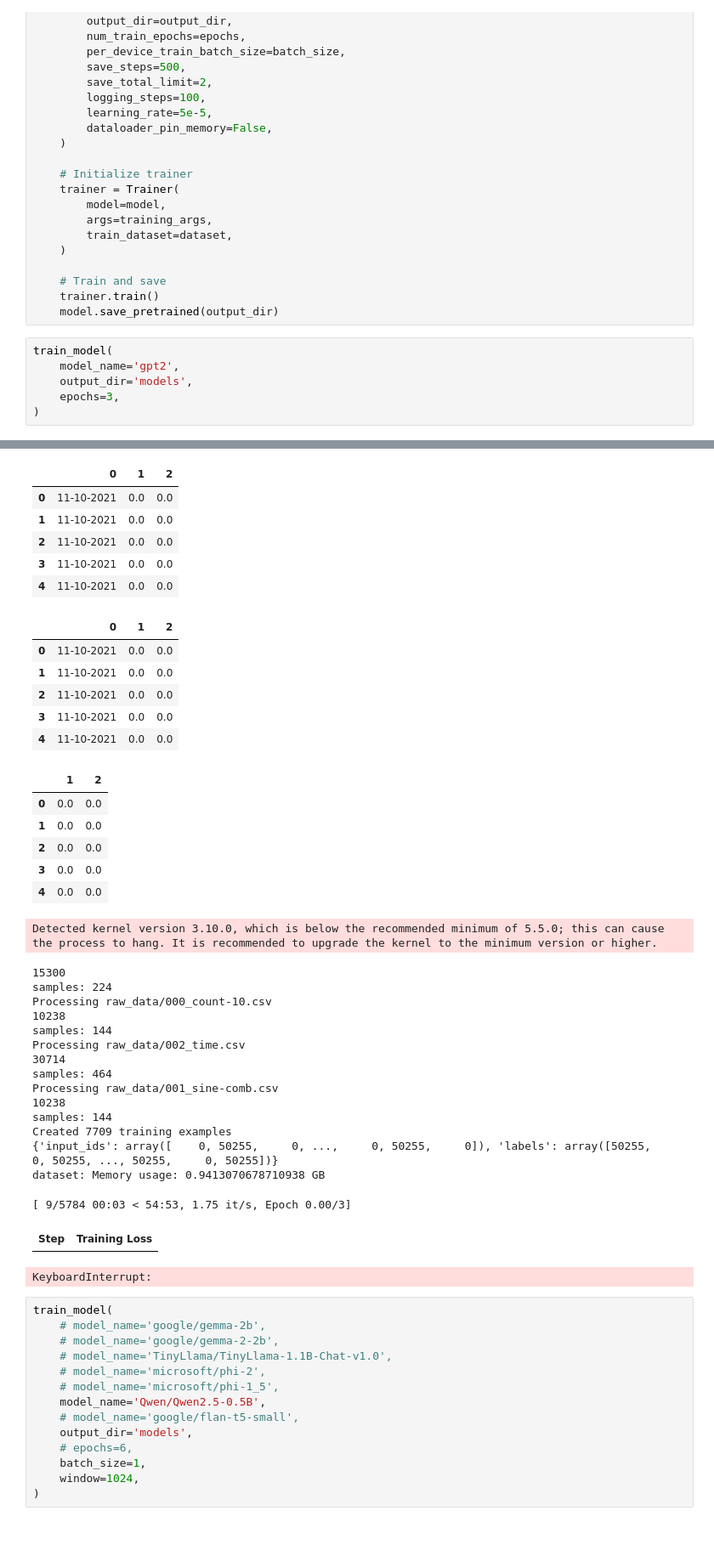
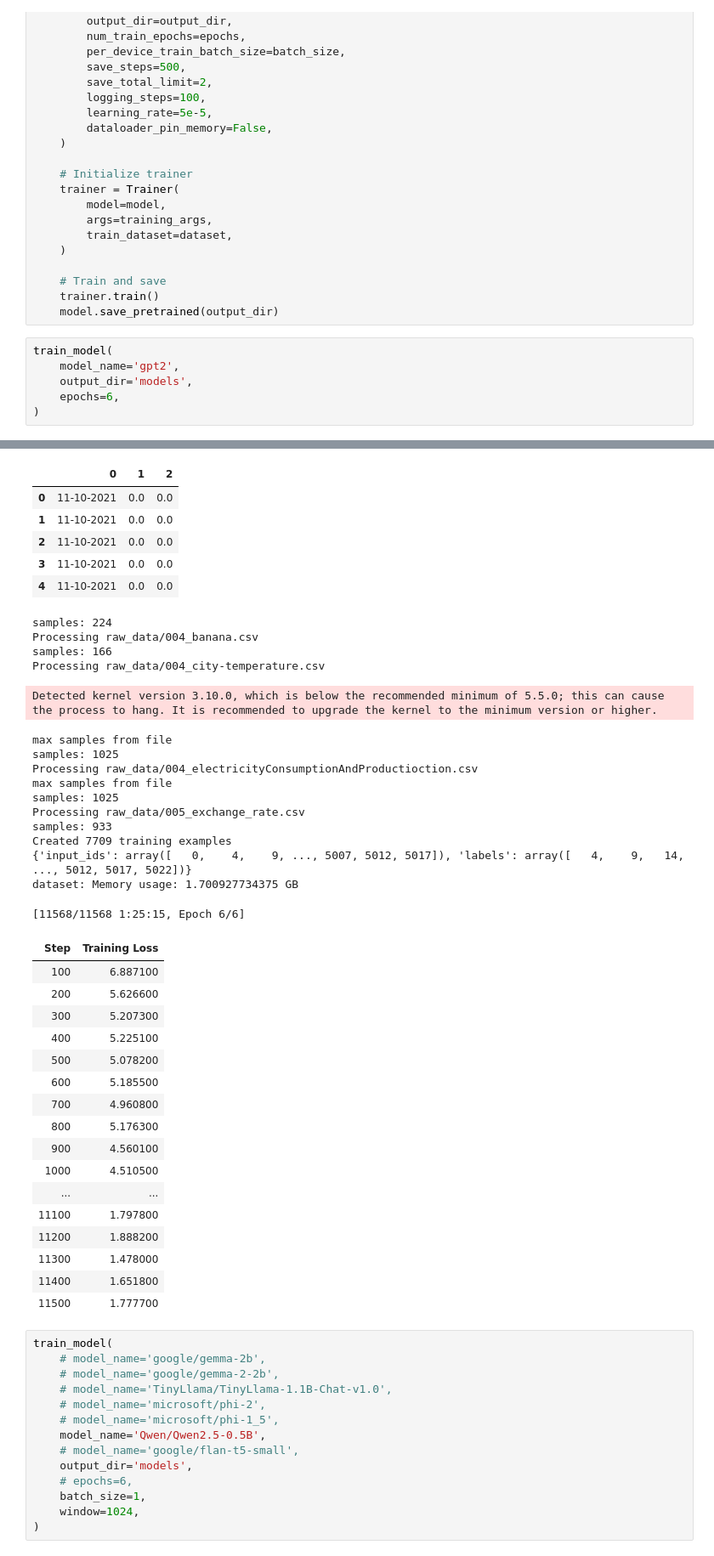
Before and after one commit to JoeyShapiro/TimeSeriesGPT, a Jupyter notebook: model.ipynb, the cells around one changed output, grey strips where cells are left out. Shown at 85% size. Drawn from its saved outputs; the diff is of its cells as text; blank space fills up the shorter version.

```diff
--- a/model.ipynb
+++ b/model.ipynb
@@ -419,6 +419,6 @@ def train_model(model_name, output_dir, epochs=3, batch_size=4, stride=64, windo
 train_model(
     model_name='gpt2',
     output_dir='models',
-    epochs=3,
+    epochs=6,
 )
 # %% [output]
@@ -441,40 +441,43 @@ samples: 933
 Processing raw_data/004_apricot.csv
 |  | 0 | 1 | 2 |
 | 0 | 11-10-2021 | 0.0 | 0.0 |
 | 1 | 11-10-2021 | 0.0 | 0.0 |
 | 2 | 11-10-2021 | 0.0 | 0.0 |
 | 3 | 11-10-2021 | 0.0 | 0.0 |
 | 4 | 11-10-2021 | 0.0 | 0.0 |
-|  | 0 | 1 | 2 |
-| 0 | 11-10-2021 | 0.0 | 0.0 |
-| 1 | 11-10-2021 | 0.0 | 0.0 |
-| 2 | 11-10-2021 | 0.0 | 0.0 |
-| 3 | 11-10-2021 | 0.0 | 0.0 |
-| 4 | 11-10-2021 | 0.0 | 0.0 |
-|  | 1 | 2 |
-| 0 | 0.0 | 0.0 |
-| 1 | 0.0 | 0.0 |
-| 2 | 0.0 | 0.0 |
-| 3 | 0.0 | 0.0 |
-| 4 | 0.0 | 0.0 |
-Detected kernel version 3.10.0, which is below the recommended minimum of 5.5.0; this can cause the process to hang. It is recommended to upgrade the kernel to the minimum version or higher.
+samples: 224
+Processing raw_data/004_banana.csv
+samples: 166
+Processing raw_data/004_city-temperature.csv
-15300
-samples: 224
-Processing raw_data/000_count-10.csv
-10238
-samples: 144
-Processing raw_data/002_time.csv
-30714
-samples: 464
-Processing raw_data/001_sine-comb.csv
-10238
-samples: 144
-Created 7709 training examples
-{'input_ids': array([    0, 50255,     0, ...,     0, 50255,     0]), 'labels': array([50255,     0, 50255, ..., 50255,     0, 50255])}
-dataset: Memory usage: 0.9413070678710938 GB
+Detected kernel version 3.10.0, which is below the recommended minimum of 5.5.0; this can cause the process to hang. It is recommended to upgrade the kernel to the minimum version or higher.
-[ 9/5784 00:03 < 54:53, 1.75 it/s, Epoch 0.00/3]
+max samples from file
+samples: 1025
+Processing raw_data/004_electricityConsumptionAndProductioction.csv
+max samples from file
+samples: 1025
+Processing raw_data/005_exchange_rate.csv
+samples: 933
+Created 7709 training examples
+{'input_ids': array([   0,    4,    9, ..., 5007, 5012, 5017]), 'labels': array([   4,    9,   14, ..., 5012, 5017, 5022])}
+dataset: Memory usage: 1.700927734375 GB
-| Step | Training Loss |
-KeyboardInterrupt:
+[11568/11568 1:25:15, Epoch 6/6]
+| Step | Training Loss |
+| 100 | 6.887100 |
+| 200 | 5.626600 |
+| 300 | 5.207300 |
+| 400 | 5.225100 |
+| 500 | 5.078200 |
+| 600 | 5.185500 |
+| 700 | 4.960800 |
+| 800 | 5.176300 |
+| 900 | 4.560100 |
+| 1000 | 4.510500 |
+| ... | ... |
+| 11100 | 1.797800 |
+| 11200 | 1.888200 |
+| 11300 | 1.478000 |
+| 11400 | 1.651800 |
+| 11500 | 1.777700 |
 # %%
 train_model(
     # model_name='google/gemma-2b',
```
Also changed, not shown: parts of 3 cells of this notebook, 1 other file.
